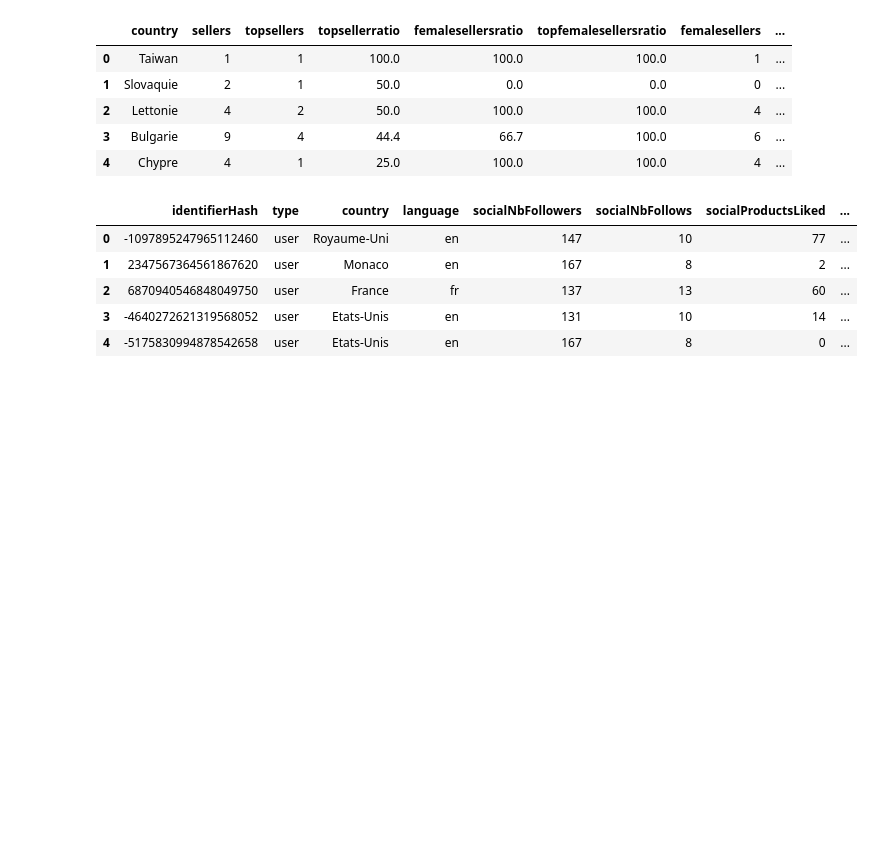
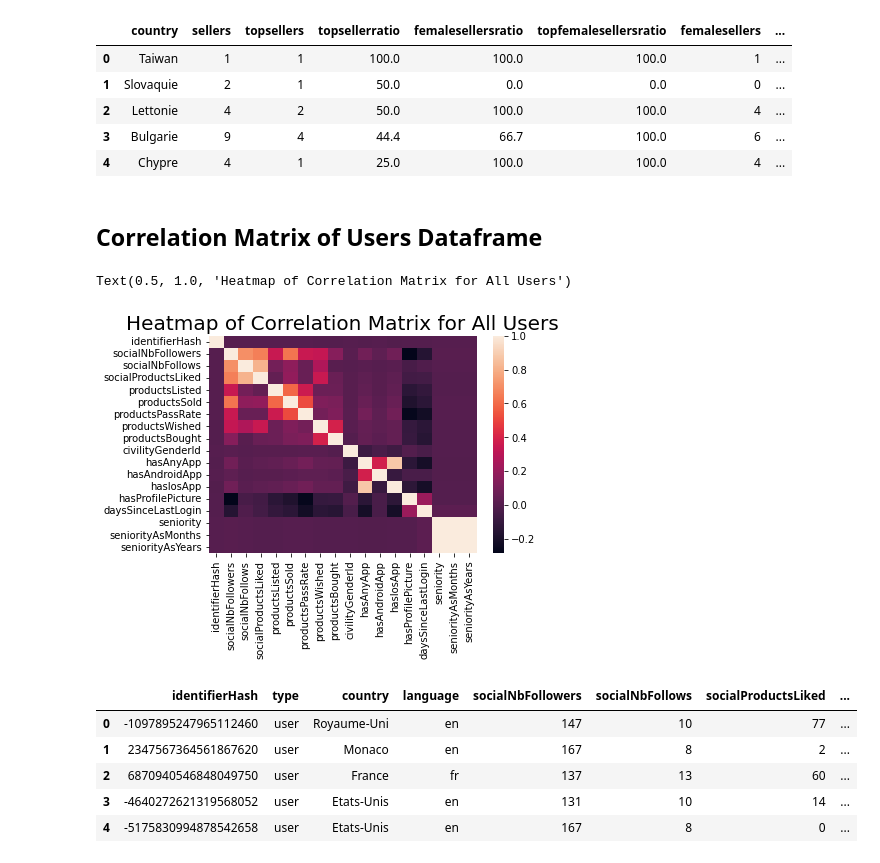
Before and after one commit to FriedaTims-Jansma/E-commerce_SQL, a Jupyter notebook: notebooks/Ecommerce-users-of-a-french-c2c-fashion-store.ipynb, the cells around one changed output. Drawn from its saved outputs; the diff is of its cells as text; code cells hidden in the pictures; blank space fills up the shorter version.

```diff
--- a/notebooks/Ecommerce-users-of-a-french-c2c-fashion-store.ipynb
+++ b/notebooks/Ecommerce-users-of-a-french-c2c-fashion-store.ipynb
@@ -50,6 +81,14 @@ df_top_sellers.head()
 | 2 | Lettonie | 4 | 2 | 50.0 | 100.0 | 100.0 | 4 | ... |
 | 3 | Bulgarie | 9 | 4 | 44.4 | 66.7 | 100.0 | 6 | ... |
 | 4 | Chypre | 4 | 1 | 25.0 | 100.0 | 100.0 | 4 | ... |
+# %% [markdown]
+## Correlation Matrix of Users Dataframe
+# %%
+a=sns.heatmap(df_users.corr())
+a.set_title('Heatmap of Correlation Matrix for All Users', fontsize = 20)
+# %% [output]
+Text(0.5, 1.0, 'Heatmap of Correlation Matrix for All Users')
+[figure, added]
 # %%
 ps.sqldf(
     """
```
Also changed, not shown: parts of 11 cells of this notebook.
